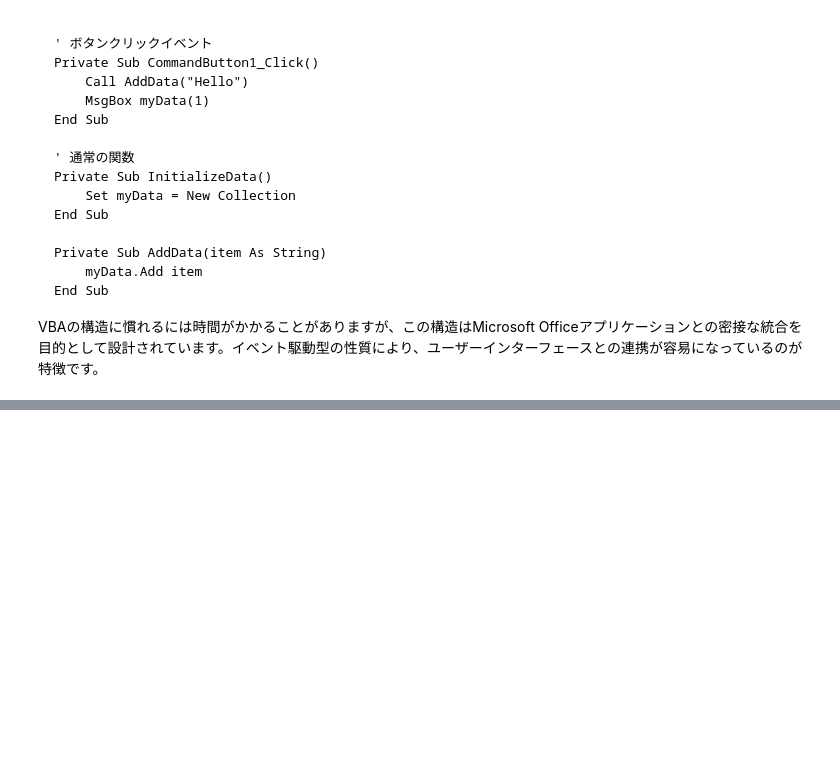
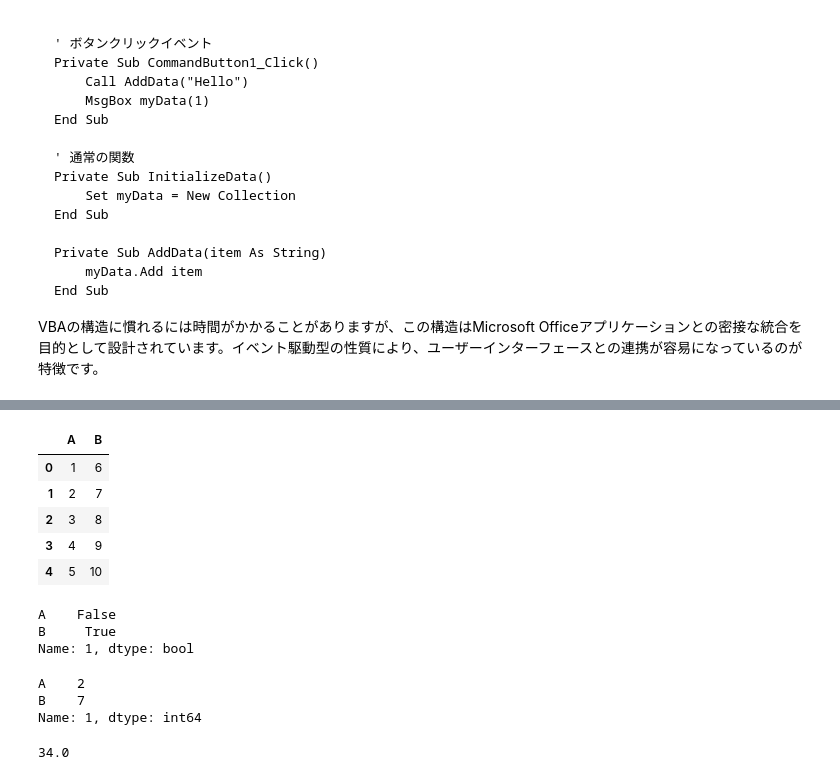
Before and after one commit to phonon-py/DatabaseSpecialistStudy, a Jupyter notebook: lesson_mysql2.ipynb, the cells around one changed output, grey strips where cells are left out. Drawn from its saved outputs; the diff is of its cells as text; code cells hidden in the pictures; blank space fills up the shorter version.

```diff
--- a/lesson_mysql2.ipynb
+++ b/lesson_mysql2.ipynb
@@ -711,0 +762,30 @@ VBAの構造に慣れるには時間がかかることがありますが、こ
+# %%
+import pandas as pd
+
+df = pd.DataFrame({"A":[1,2,3,4,5], "B":[6,7,8,9,10]})
+# %% [output]
+|  | A | B |
+| 0 | 1 | 6 |
+| 1 | 2 | 7 |
+| 2 | 3 | 8 |
+| 3 | 4 | 9 |
+| 4 | 5 | 10 |
+# %%
+# 1行目が3より大きいか大きくないかってことね
+df.iloc[1]>3
+# %% [output]
+A    False
+B     True
+Name: 1, dtype: bool
+# %%
+# 単純に一行目
+df.iloc[1]
+# %% [output]
+A    2
+B    7
+Name: 1, dtype: int64
+# %%
+# (キャッシュメモリのアクセス時間*ヒット率)+(主記憶のアクセス時間*(1-ヒット率))
+(10 * 0.6) + 70 * (1 - 0.6)
+# %% [output]
+34.0
```
Also changed, not shown: parts of 6 cells of this notebook.
